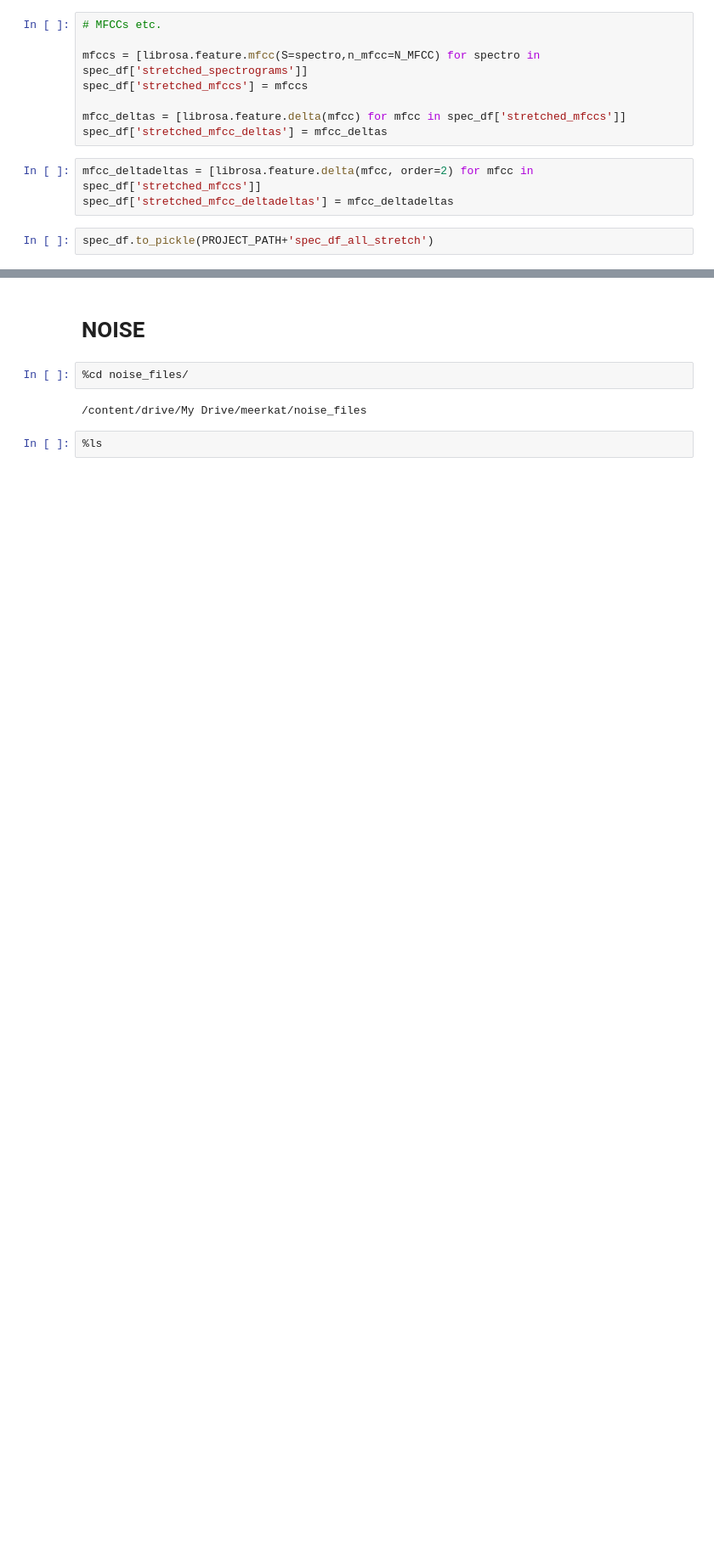
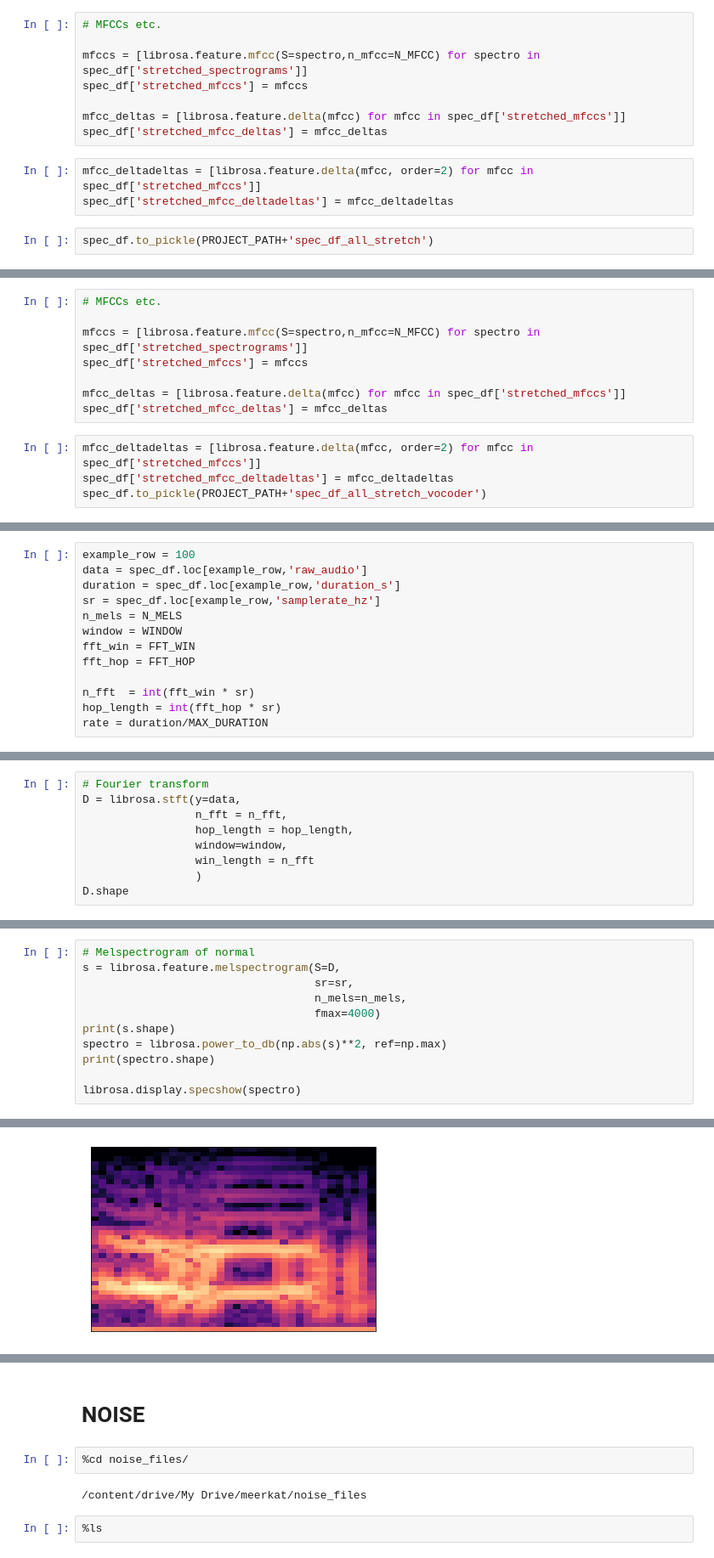
Before and after one commit to marathomas/meerkat, a Jupyter notebook: meerkat_preprocessing.ipynb, the cells around one changed output, grey strips where cells are left out. Shown at 85% size. Drawn from its saved outputs; the diff is of its cells as text; blank space fills up the shorter version.

```diff
--- a/meerkat_preprocessing.ipynb
+++ b/meerkat_preprocessing.ipynb
@@ -1051,0 +1107,12 @@ spec_df.to_pickle(PROJECT_PATH+'spec_df_all_stretch')
+# %%
+# MFCCs etc.
+
+mfccs = [librosa.feature.mfcc(S=spectro,n_mfcc=N_MFCC) for spectro in spec_df['stretched_spectrograms']]
+spec_df['stretched_mfccs'] = mfccs
+
+mfcc_deltas = [librosa.feature.delta(mfcc) for mfcc in spec_df['stretched_mfccs']]
+spec_df['stretched_mfcc_deltas'] = mfcc_deltas
+# %%
+mfcc_deltadeltas = [librosa.feature.delta(mfcc, order=2) for mfcc in spec_df['stretched_mfccs']]
+spec_df['stretched_mfcc_deltadeltas'] = mfcc_deltadeltas
+spec_df.to_pickle(PROJECT_PATH+'spec_df_all_stretch_vocoder')
@@ -1051,0 +1121,13 @@ spec_df.to_pickle(PROJECT_PATH+'spec_df_all_stretch')
+# %%
+example_row = 100
+data = spec_df.loc[example_row,'raw_audio']
+duration = spec_df.loc[example_row,'duration_s']
+sr = spec_df.loc[example_row,'samplerate_hz']
+n_mels = N_MELS
+window = WINDOW
+fft_win = FFT_WIN
+fft_hop = FFT_HOP
+
+n_fft  = int(fft_win * sr)
+hop_length = int(fft_hop * sr)
+rate = duration/MAX_DURATION
@@ -1051,0 +1142,9 @@ spec_df.to_pickle(PROJECT_PATH+'spec_df_all_stretch')
+# %%
+# Fourier transform
+D = librosa.stft(y=data,
+                 n_fft = n_fft,
+                 hop_length = hop_length,
+                 window=window,
+                 win_length = n_fft
+                 )
+D.shape
@@ -1051,0 +1185,12 @@ spec_df.to_pickle(PROJECT_PATH+'spec_df_all_stretch')
+# %%
+# Melspectrogram of normal
+s = librosa.feature.melspectrogram(S=D,
+                                   sr=sr,
+                                   n_mels=n_mels,
+                                   fmax=4000)
+print(s.shape)
+spectro = librosa.power_to_db(np.abs(s)**2, ref=np.max)
+print(spectro.shape)
+
+librosa.display.specshow(spectro)
+# %% [output]
@@ -1051,0 +1200 @@ spec_df.to_pickle(PROJECT_PATH+'spec_df_all_stretch')
+[figure, added]
```
Also changed, not shown: parts of 34 cells of this notebook.
